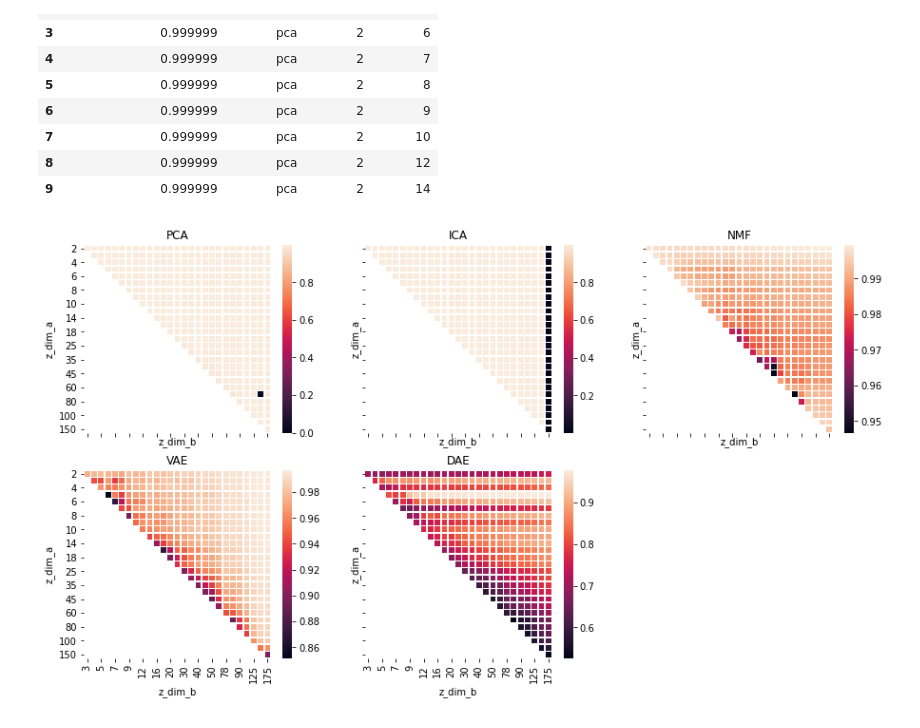
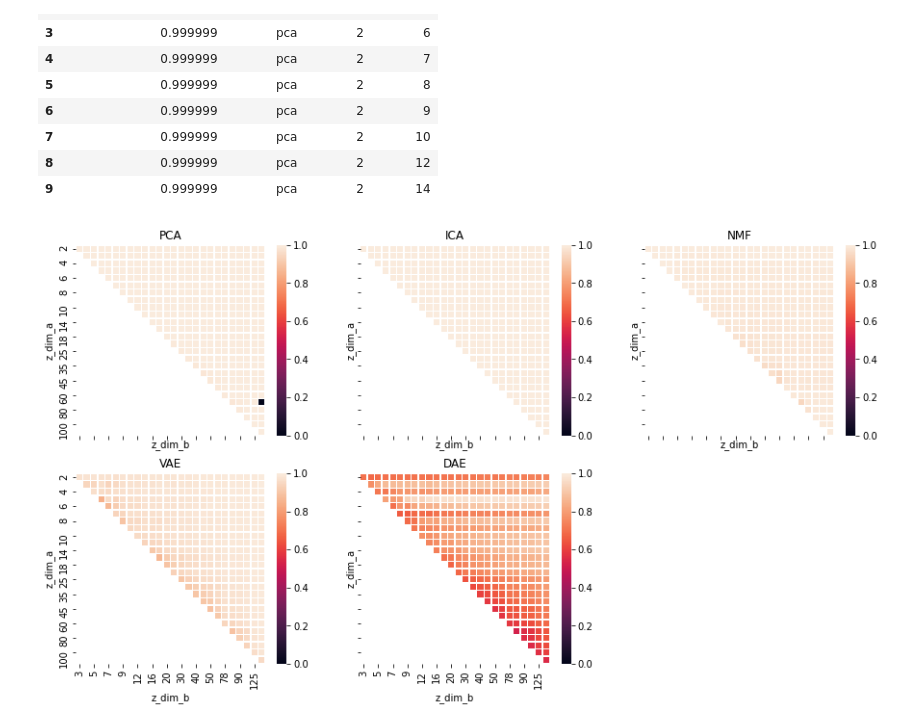
Before and after one commit to sowmyamanojna/PCOS-Gene-Expression-Data-Analysis, a Jupyter notebook: codes/stability/analyse_stability_across_z.ipynb, the cells around one changed output. Saved outputs shown, nothing was run; the diff lists cells and outputs as text; code cells hidden in the pictures.

Commit message:
removed ica 175 from stability plots

```diff
--- a/codes/stability/analyse_stability_across_z.ipynb
+++ b/codes/stability/analyse_stability_across_z.ipynb
@@ -26,7 +26,7 @@ k_list.extend(list(range(20, 50, 5)))
 k_list.extend(list(range(50, 61, 10)))
 k_list.append(78)
 k_list.extend(list(range(80, 100, 10)))
-k_list.extend(list(range(100, 176, 25)))
+k_list.extend(list(range(100, 175, 25)))
 
 print("Latent dimensions:")
 print(k_list)
@@ -282,25 +280,27 @@ for z_a in k_list:
 # %%
 fig, axs = plt.subplots(2, 3, sharex=True, sharey=True, figsize=(15,8))
 axs[-1, -1].axis('off')
 
 for i in range(2):
   for j in range(3):
     if i*3 + j < len(model_list):
       algo = model_list[i*3 + j]
       ans_algo = [pd.DataFrame(y) for x, y in algo_wise_dict[algo].groupby(['z_dim_a', 'z_dim_b'], as_index=False)]
       algo_across_k = [x.groupby(['z_dim_a','z_dim_b']).mean().reset_index() for x in ans_algo]
       algo_across_k = pd.concat(algo_across_k)
       f = sns.heatmap(algo_across_k.pivot('z_dim_a', 'z_dim_b', 'svcca_mean_similarity'),
                       linewidths=.5,
-                      ax=axs[i,j])
+                      ax=axs[i,j],
+                      vmin=0,
+                      vmax=1)
 
       f.set_title('{}'.format(algo.upper()))
 
 for ax in axs.flat:
     ax.label_outer()
 
 # fig.suptitle('Stability (SVCCA means) across latent dimensions')
 # fig.tight_layout(rect=[0, 0, 1.5, 1.5])
 plt.savefig('/content/drive/MyDrive/aacb_project/images/stability_across_latent_dimensions.png')
 # %% [output]
-[figure, old version]
+[figure, new version]
```
Also changed, not shown: parts of 3 cells of this notebook, 3 other files.
